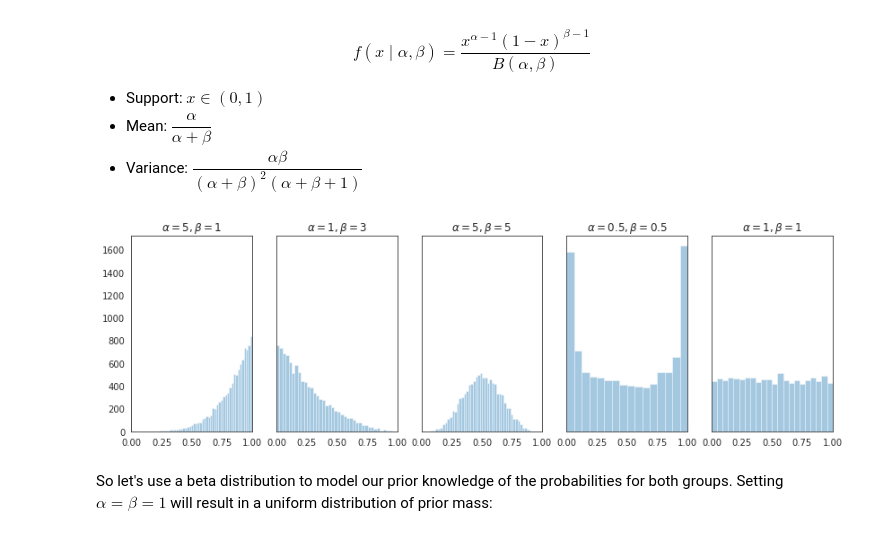
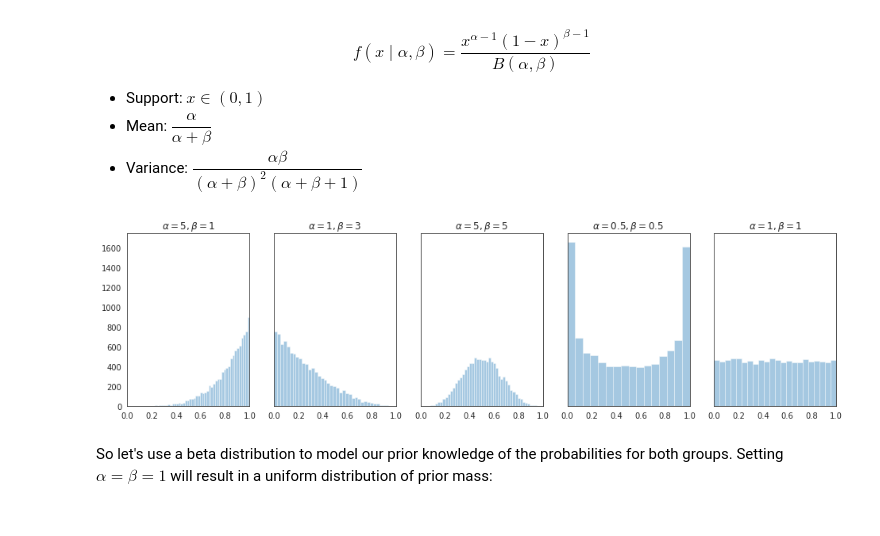
Before and after one commit to rashed091/Stochastic-Optimization, a Jupyter notebook: bayesian_hackers/Chapter 01 - Bayesian Inference.ipynb, the cells around one changed output. Drawn from its saved outputs; the diff is of its cells as text; code cells hidden in the pictures.

```diff
--- a/bayesian_hackers/Chapter 01 - Bayesian Inference.ipynb
+++ b/bayesian_hackers/Chapter 01 - Bayesian Inference.ipynb
@@ -426,14 +442,3 @@ plt.legend()
 Its also important to check the sensitivity of your choice of priors to the resulting inference.
 
 Here is the same model, but with drastically different (though still uninformative) priors specified:
-# %%
-from pymc3 import Flat, HalfCauchy
-
-with Model() as prior_sensitivity:
-
-    μ = Flat('μ')
-    σ = HalfCauchy('σ', 5)
-
-    dist = Normal('dist', mu=μ, sd=σ, observed=hennepin_radon)
-
-    sensitivity_samples = fit(random_seed=RANDOM_SEED).sample(1000)
@@ -621,17 +648,15 @@ $$ f(x \mid \alpha, \beta) = \frac{x^{\alpha - 1} (1 - x)^{\beta - 1}}{B(\alpha,
 - Mean: $\dfrac{\alpha}{\alpha + \beta}$
 - Variance: $\dfrac{\alpha \beta}{(\alpha+\beta)^2(\alpha+\beta+1)}$
 # %%
-from pymc3 import Beta
-
 params = (5, 1), (1, 3), (5, 5), (0.5, 0.5), (1, 1)
 
-fig, axes = plt.subplots(1, len(params), figsize=(14, 4), sharey=True)
+fig, axes = plt.subplots(1, len(params), figsize=(16, 4), sharey=True)
 for ax, (alpha, beta) in zip(axes, params):
-    sns.distplot(Beta.dist(alpha, beta).random(size=10000), ax=ax, kde=False)
+    sns.distplot(dist.Beta(alpha, beta).sample((10000,)), ax=ax, kde=False)
     ax.set_xlim(0, 1)
     ax.set_title(r'$\alpha={0}, \beta={1}$'.format(alpha, beta));
 # %% [output]
-[figure, old version]
+[figure, new version]
 # %% [markdown]
 So let's use a beta distribution to model our prior knowledge of the probabilities for both groups. Setting $\alpha = \beta = 1$ will result in a uniform distribution of prior mass:
 # %%
```
Also changed, not shown: parts of 23 cells of this notebook, 2 other files.
